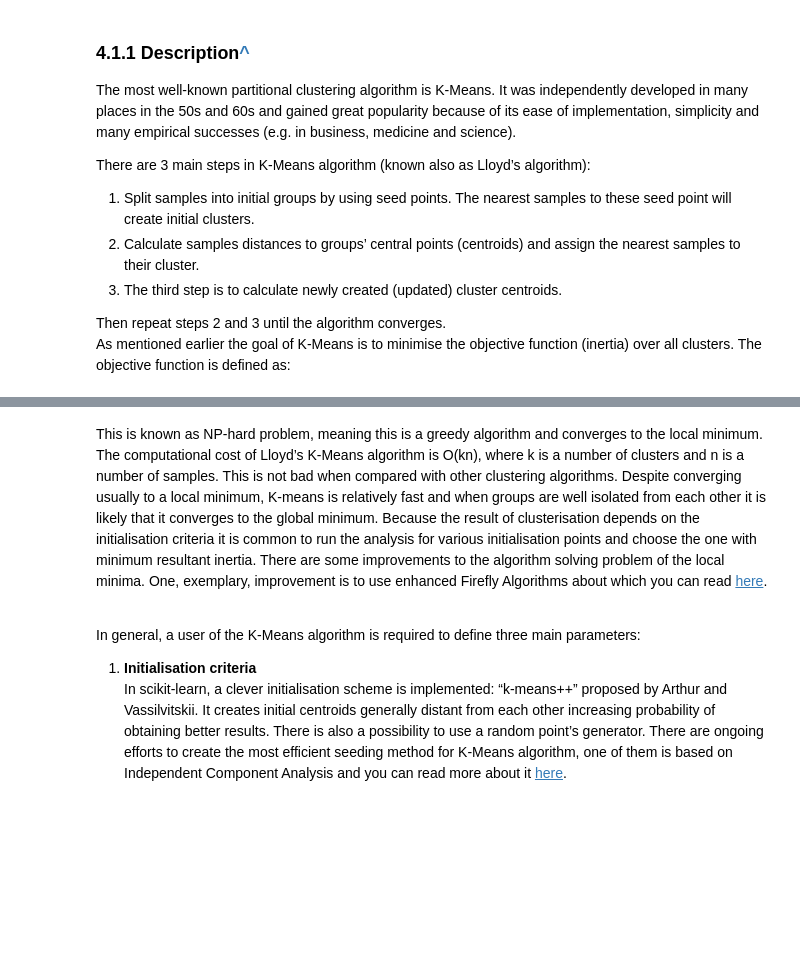
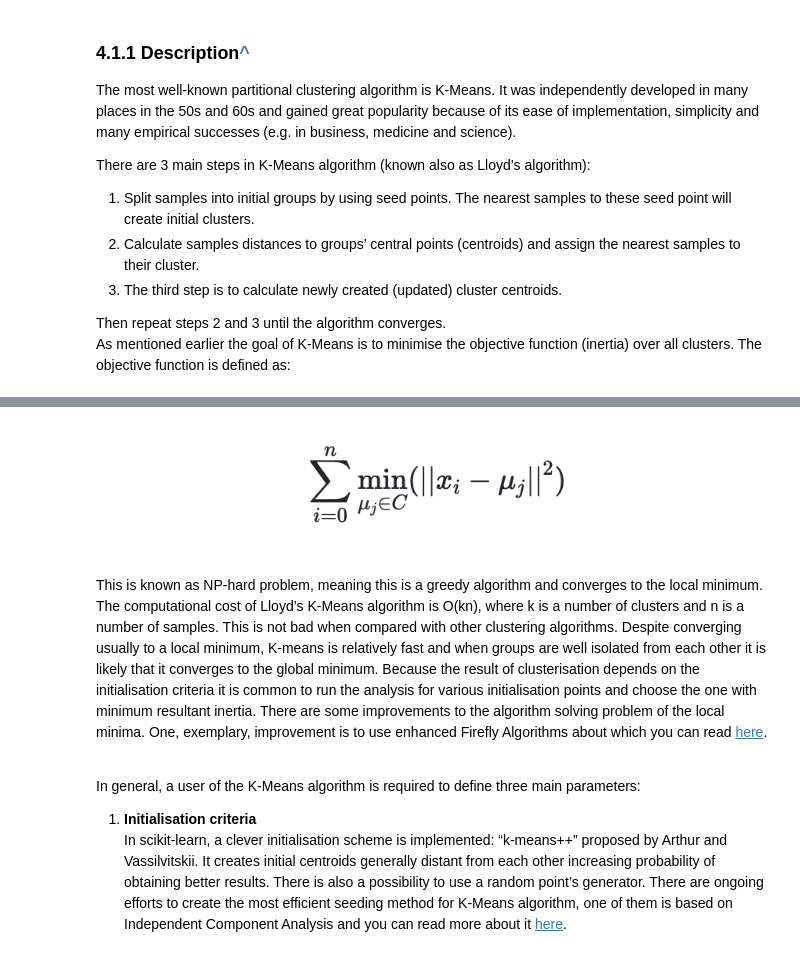
Before and after one commit to jparkgit/ESAA-24-1, a Jupyter notebook: Week4_HW2_Kaggle_customers_clustering.ipynb, the cells around one changed output, grey strips where cells are left out. Saved outputs shown, nothing was run; the diff lists cells and outputs as text; code cells hidden in the pictures; blank space fills up the shorter version.

```diff
--- a/Week4_HW2_Kaggle_customers_clustering.ipynb
+++ b/Week4_HW2_Kaggle_customers_clustering.ipynb
@@ -416,3 +414,11 @@ As mentioned earlier the goal of K-Means is to minimise the objective function (
+# %%
+from PIL import Image
+import requests
+url = 'https://i.stack.imgur.com/OqnnS.png'
+im = Image.open(requests.get(url, stream=True).raw)
+im
+# %% [output]
+[figure, added]
 # %% [markdown]
 This is known as NP-hard problem, meaning this is a greedy algorithm and converges to the local minimum. The computational cost of Lloyd’s K-Means algorithm is O(kn), where k is a number of clusters and n is a number of samples. This is not bad when compared with other clustering algorithms. Despite converging usually to a local minimum, K-means is relatively fast and when groups are well isolated from each other it is likely that it converges to the global minimum. Because the result of clusterisation depends on the initialisation criteria it is common to run the analysis for various initialisation points and choose the one with minimum resultant inertia. There are some improvements to the algorithm solving problem of the local minima. One, exemplary, improvement is to use enhanced Firefly Algorithms about which you can read [here](https://www.sciencedirect.com/science/article/pii/S1568494619305447).<br><br>
 
```
Also changed, not shown: parts of 1 cell of this notebook.
